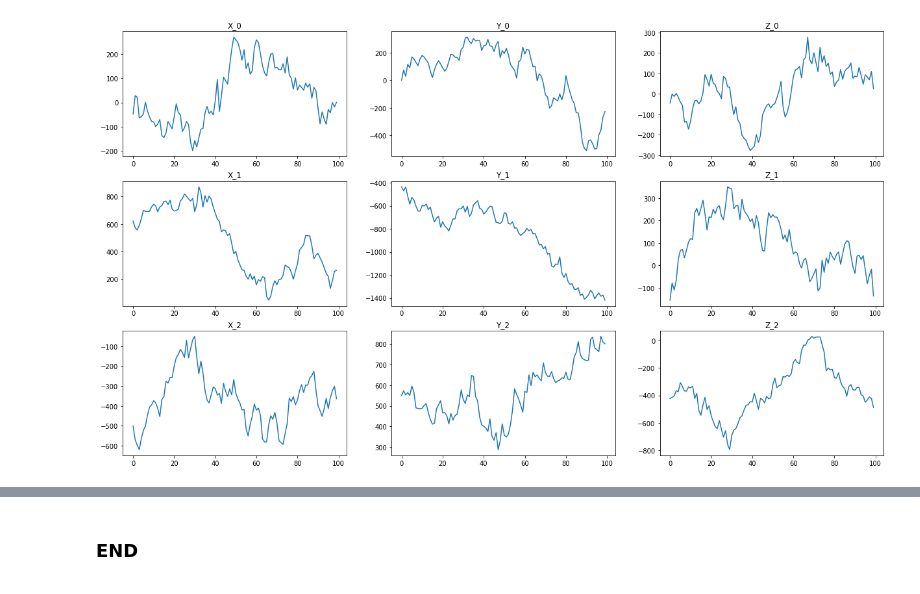
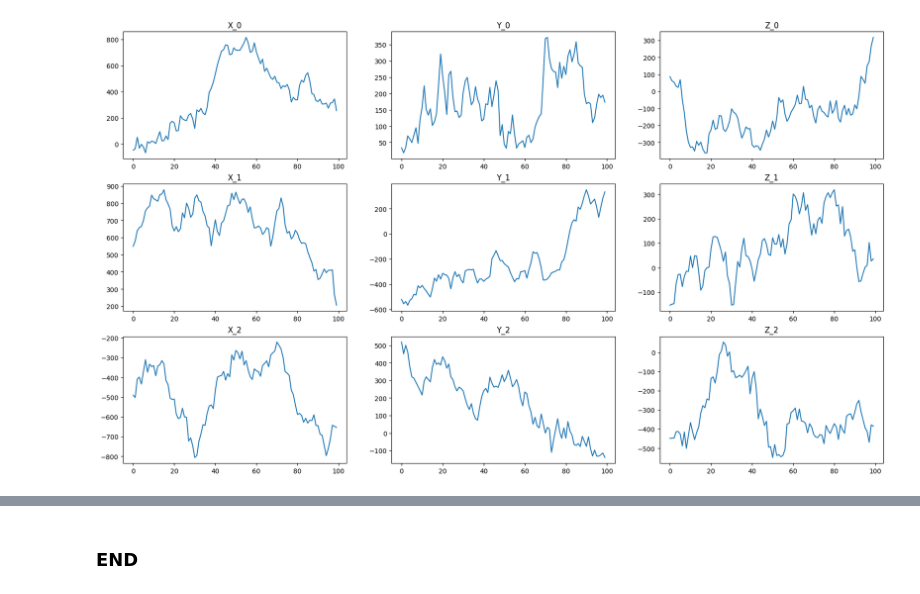
Before and after one commit to reza7374/BNP_SMTM, a Jupyter notebook: code_data/smt.ipynb, the cells around one changed output, grey strips where cells are left out. Saved outputs shown, nothing was run; the diff lists cells and outputs as text; code cells hidden in the pictures.

```diff
--- a/code_data/smt.ipynb
+++ b/code_data/smt.ipynb
@@ -13,20 +13,20 @@ from scipy.stats import gamma
 from funct import *
 # %%
 PSFtype='AS'; D=20; Dt=20; NFrame=100; I=4000; Bg=[10,25]; Number=3; Scale=2
-struct = np.load('PSFstruct_3RND9.npy', allow_pickle=True)
-Data = np.load('Data_3RND9.npy')
+struct = np.load('/home/reza/software/BNP_SMTM/code_data/code_data/PSFstruct_3RND8.npy', allow_pickle=True)
+Data = np.load('/home/reza/software/BNP_SMTM/code_data/code_data/Data_3RND8.npy')
 PSFstruct = struct[()]
 
 fig, ax = plt.subplots(Number, 3, figsize=(21, Number*4))
 for i in range(Number):
   ax[i,0].plot(PSFstruct['X'][i,:])
   ax[i,0].set_title(f'X_{i}')
   ax[i,1].plot(PSFstruct['Y'][i,:])
   ax[i,1].set_title(f'Y_{i}')
   ax[i,2].plot(PSFstruct['Z'][i,:])
   ax[i,2].set_title(f'Z_{i}')
 plt.show()
 # %% [output]
-[figure, old version]
+[figure, new version]
 # %%
 BNP = {}
```
Also changed, not shown: parts of 1 cell of this notebook, 1 other file.
